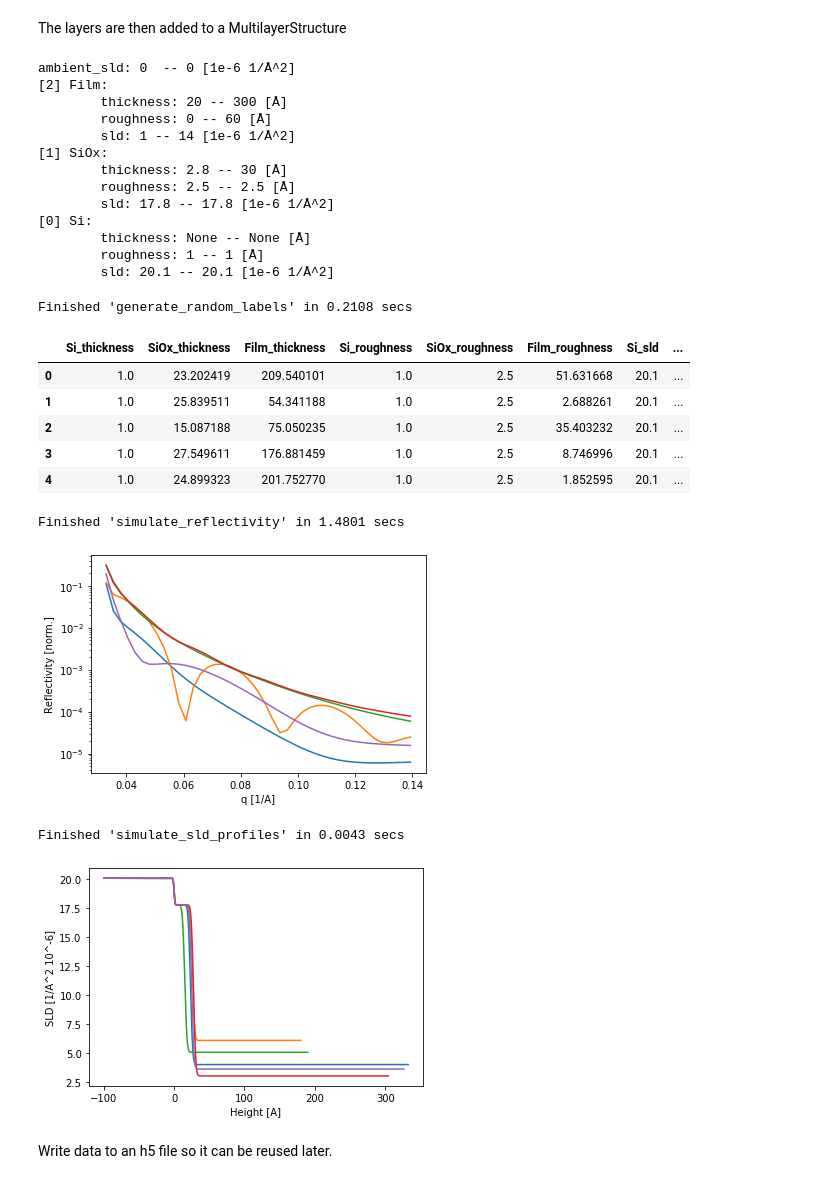
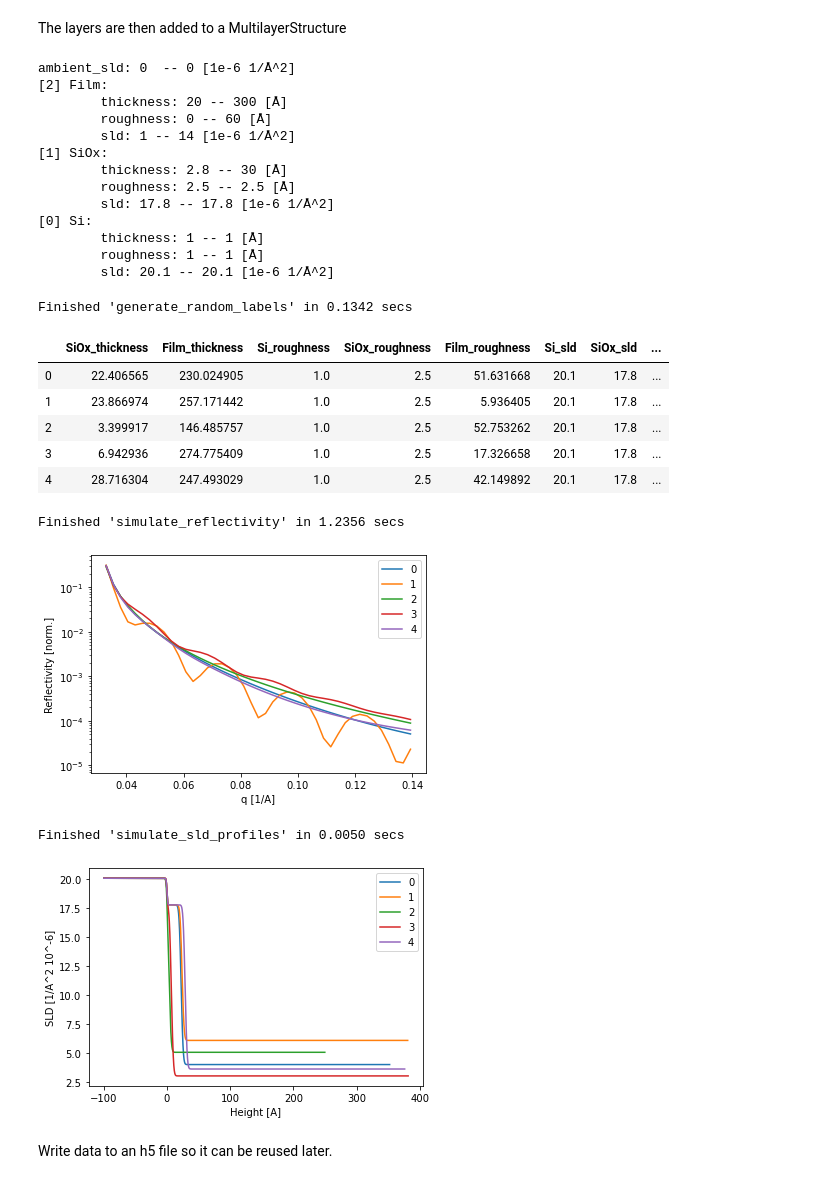
Before and after one commit to schreiber-lab/mlreflect, a Jupyter notebook: data/notebooks/usage_example.ipynb, the cells around one changed output. Drawn from its saved outputs; the diff is of its cells as text; code cells hidden in the pictures.

```diff
--- a/data/notebooks/usage_example.ipynb
+++ b/data/notebooks/usage_example.ipynb
@@ -22,5 +28,5 @@ In this case DIP_303K.txt contains columns of reflectivity data with the first c
 # %%
-experiment = np.loadtxt('DIP_303K.txt')
+experiment = np.loadtxt('DIP_303K.dat')
 # %%
 q = experiment[9:, 0] # Extract q-values
 experimental_reflectivity = experiment[9:, 1:].T
@@ -35,7 +41,7 @@ plt.show()
 ### Generate random training data
 Choose parameter ranges for the randomly generated training data with mininimum and maximum values for each layer using Layer objects.
 # %%
-layer1 = Layer('Si', (None, None), (1, 1), (20.1, 20.1))
+layer1 = Layer('Si', (1, 1), (1, 1), (20.1, 20.1))
 layer2 = Layer('SiOx', (2.8, 30), (2.5, 2.5), (17.8, 17.8))
 layer3 = Layer('Film', (20, 300), (0, 60), (1, 14))
 # %% [markdown]
@@ -58,47 +64,49 @@ ambient_sld: 0  -- 0 [1e-6 1/Å^2]
         roughness: 2.5 -- 2.5 [Å]
         sld: 17.8 -- 17.8 [1e-6 1/Å^2]
 [0] Si:
-        thickness: None -- None [Å]
+        thickness: 1 -- 1 [Å]
         roughness: 1 -- 1 [Å]
         sld: 20.1 -- 20.1 [1e-6 1/Å^2]
 # %%
 gen = ReflectivityGenerator(q, sample, random_seed=10) # Initialize ReflectivityGenerator using the previously constructed sample
 random_labels = gen.generate_random_labels(22500)
 # %% [output]
-Finished 'generate_random_labels' in 0.2108 secs
+Finished 'generate_random_labels' in 0.1342 secs
 # %%
 random_labels.head() # Quick inspection if the generated parameters are as expected
 # %% [output]
-|  | Si_thickness | SiOx_thickness | Film_thickness | Si_roughness | SiOx_roughness | Film_roughness | Si_sld | ... |
-| 0 | 1.0 | 23.202419 | 209.540101 | 1.0 | 2.5 | 51.631668 | 20.1 | ... |
-| 1 | 1.0 | 25.839511 | 54.341188 | 1.0 | 2.5 | 2.688261 | 20.1 | ... |
-| 2 | 1.0 | 15.087188 | 75.050235 | 1.0 | 2.5 | 35.403232 | 20.1 | ... |
-| 3 | 1.0 | 27.549611 | 176.881459 | 1.0 | 2.5 | 8.746996 | 20.1 | ... |
-| 4 | 1.0 | 24.899323 | 201.752770 | 1.0 | 2.5 | 1.852595 | 20.1 | ... |
+|  | SiOx_thickness | Film_thickness | Si_roughness | SiOx_roughness | Film_roughness | Si_sld | SiOx_sld | ... |
+| 0 | 22.406565 | 230.024905 | 1.0 | 2.5 | 51.631668 | 20.1 | 17.8 | ... |
+| 1 | 23.866974 | 257.171442 | 1.0 | 2.5 | 5.936405 | 20.1 | 17.8 | ... |
+| 2 | 3.399917 | 146.485757 | 1.0 | 2.5 | 52.753262 | 20.1 | 17.8 | ... |
+| 3 | 6.942936 | 274.775409 | 1.0 | 2.5 | 17.326658 | 20.1 | 17.8 | ... |
+| 4 | 28.716304 | 247.493029 | 1.0 | 2.5 | 42.149892 | 20.1 | 17.8 | ... |
 # %%
 random_reflectivity = gen.simulate_reflectivity(random_labels) # Simulate reflectivity using the generated parameters
 # %% [output]
-Finished 'simulate_reflectivity' in 1.4801 secs
+Finished 'simulate_reflectivity' in 1.2356 secs
 # %%
 for i in range(5):
-    plt.semilogy(q, random_reflectivity[10+i, :])
+    plt.semilogy(q, random_reflectivity[i, :], label=str(i))
 plt.xlabel('q [1/A]')
 plt.ylabel('Reflectivity [norm.]')
+plt.legend()
 plt.show()
 # %% [output]
-[figure, old version]
+[figure, new version]
 # %%
 sld_profiles = gen.simulate_sld_profiles(random_labels[0:5]) # Simulate SLD profile for visual inspection
 # %% [output]
-Finished 'simulate_sld_profiles' in 0.0043 secs
+Finished 'simulate_sld_profiles' in 0.0050 secs
 # %%
 for i in range(5):
-    plt.plot(sld_profiles[i][0, :], sld_profiles[i][1, :])
+    plt.plot(sld_profiles[i][0, :], sld_profiles[i][1, :], label=str(i))
 plt.xlabel('Height [A]')
 plt.ylabel('SLD [1/A^2 10^-6]')
+plt.legend()
 plt.show()
 # %% [output]
-[figure, old version]
+[figure, new version]
 # %% [markdown]
 Write data to an h5 file so it can be reused later.
 # %% [markdown]
```
Also changed, not shown: parts of 34 cells of this notebook.
